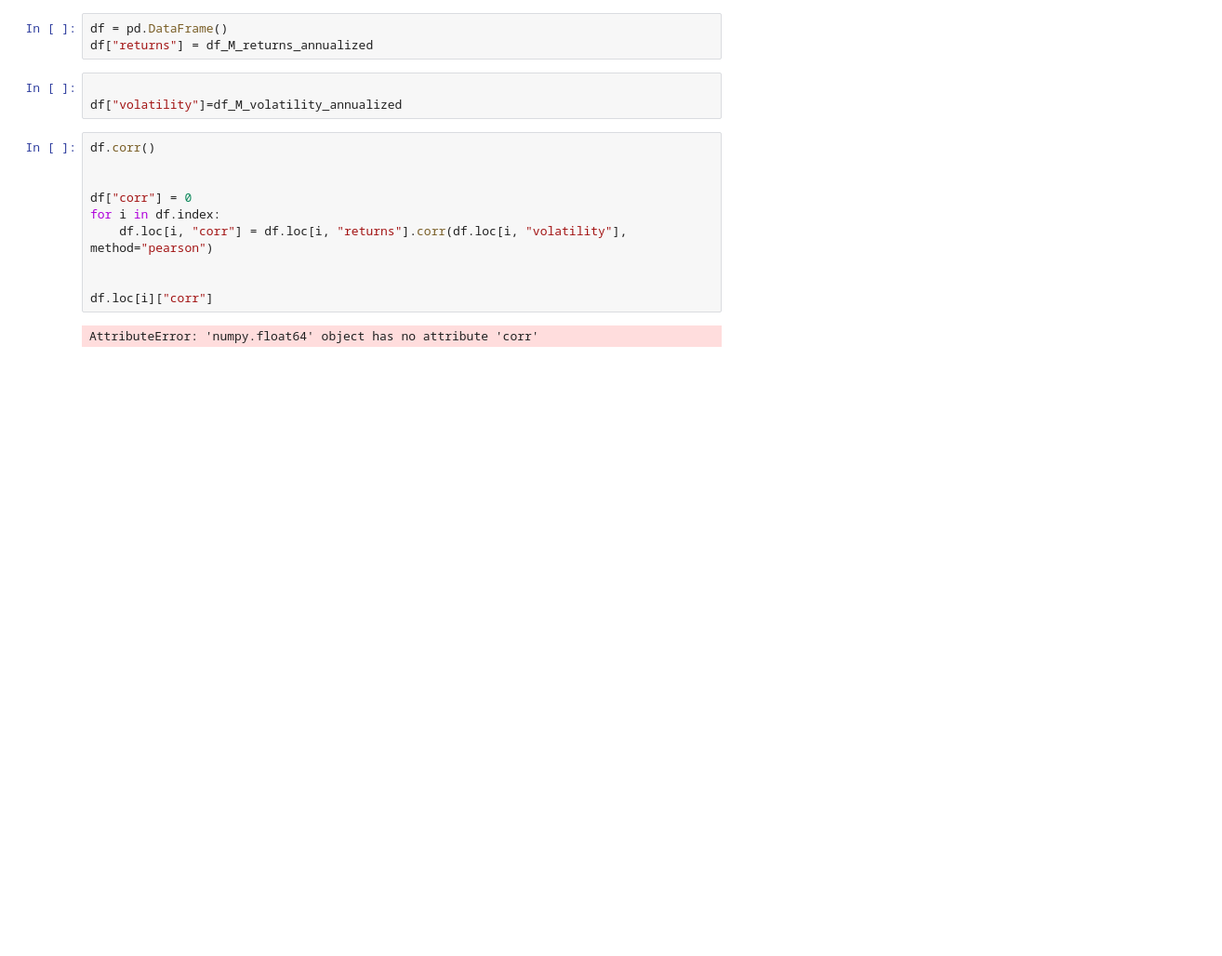
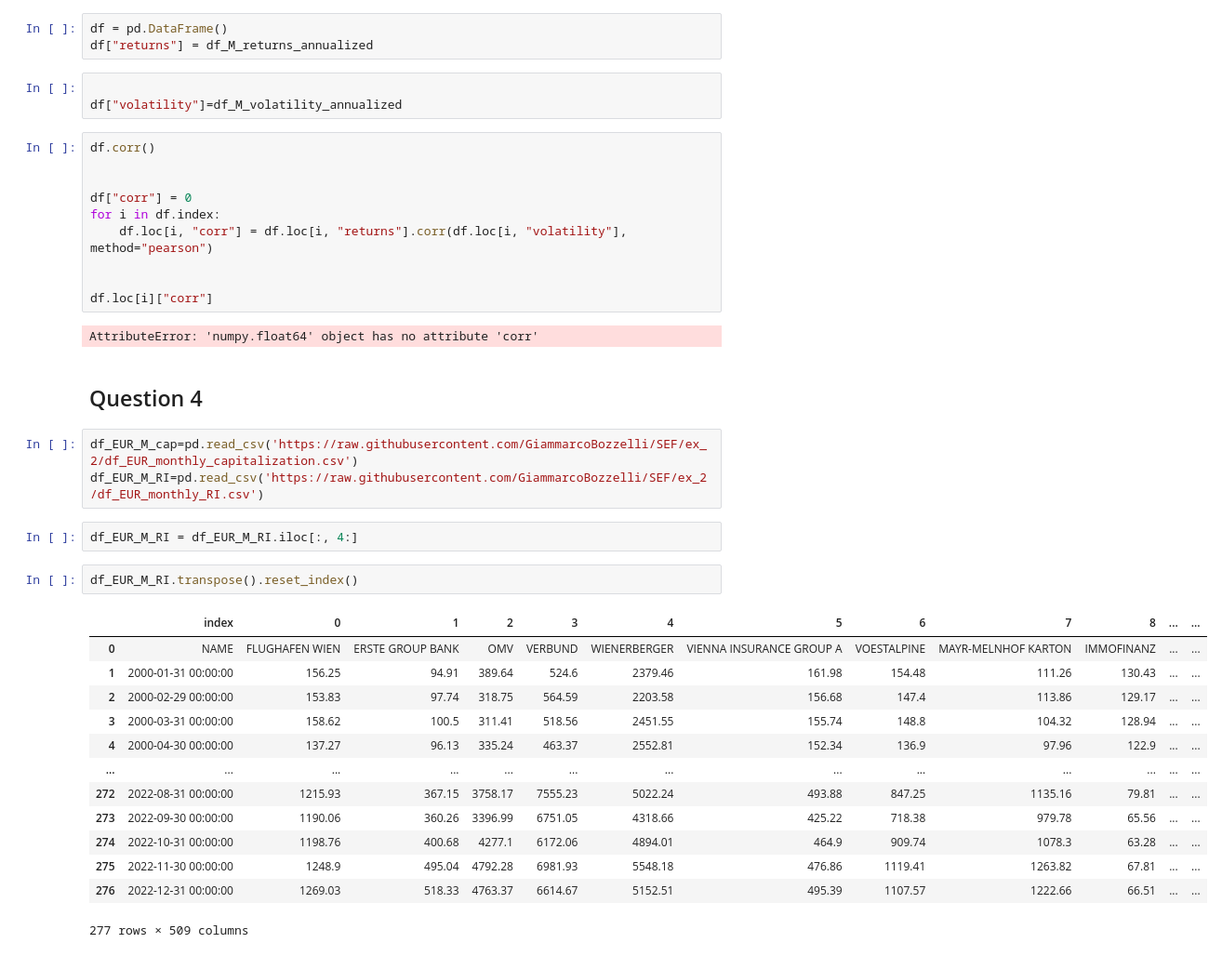
Before and after one commit to GiammarcoBozzelli/SEF, a Jupyter notebook: main.ipynb, the cells around one changed output. Shown at 93% size. Drawn from its saved outputs; the diff is of its cells as text; blank space fills up the shorter version.

```diff
--- a/main.ipynb
+++ b/main.ipynb
@@ -156,3 +156,26 @@ for i in df.index:
 df.loc[i]["corr"]
 # %% [output]
 AttributeError: 'numpy.float64' object has no attribute 'corr'
+# %% [markdown]
+## Question 4
+# %%
+df_EUR_M_cap=pd.read_csv('https://raw.githubusercontent.com/GiammarcoBozzelli/SEF/ex_2/df_EUR_monthly_capitalization.csv')
+df_EUR_M_RI=pd.read_csv('https://raw.githubusercontent.com/GiammarcoBozzelli/SEF/ex_2/df_EUR_monthly_RI.csv')
+# %%
+df_EUR_M_RI = df_EUR_M_RI.iloc[:, 4:]
+# %%
+df_EUR_M_RI.transpose().reset_index()
+# %% [output]
+|  | index | 0 | 1 | 2 | 3 | 4 | 5 | 6 | 7 | 8 | ... | ... |
+| 0 | NAME | FLUGHAFEN WIEN | ERSTE GROUP BANK | OMV | VERBUND | WIENERBERGER | VIENNA INSURANCE GROUP A | VOESTALPINE | MAYR-MELNHOF KARTON | IMMOFINANZ | ... | ... |
+| 1 | 2000-01-31 00:00:00 | 156.25 | 94.91 | 389.64 | 524.6 | 2379.46 | 161.98 | 154.48 | 111.26 | 130.43 | ... | ... |
+| 2 | 2000-02-29 00:00:00 | 153.83 | 97.74 | 318.75 | 564.59 | 2203.58 | 156.68 | 147.4 | 113.86 | 129.17 | ... | ... |
+| 3 | 2000-03-31 00:00:00 | 158.62 | 100.5 | 311.41 | 518.56 | 2451.55 | 155.74 | 148.8 | 104.32 | 128.94 | ... | ... |
+| 4 | 2000-04-30 00:00:00 | 137.27 | 96.13 | 335.24 | 463.37 | 2552.81 | 152.34 | 136.9 | 97.96 | 122.9 | ... | ... |
+| ... | ... | ... | ... | ... | ... | ... | ... | ... | ... | ... | ... | ... |
+| 272 | 2022-08-31 00:00:00 | 1215.93 | 367.15 | 3758.17 | 7555.23 | 5022.24 | 493.88 | 847.25 | 1135.16 | 79.81 | ... | ... |
+| 273 | 2022-09-30 00:00:00 | 1190.06 | 360.26 | 3396.99 | 6751.05 | 4318.66 | 425.22 | 718.38 | 979.78 | 65.56 | ... | ... |
+| 274 | 2022-10-31 00:00:00 | 1198.76 | 400.68 | 4277.1 | 6172.06 | 4894.01 | 464.9 | 909.74 | 1078.3 | 63.28 | ... | ... |
+| 275 | 2022-11-30 00:00:00 | 1248.9 | 495.04 | 4792.28 | 6981.93 | 5548.18 | 476.86 | 1119.41 | 1263.82 | 67.81 | ... | ... |
+| 276 | 2022-12-31 00:00:00 | 1269.03 | 518.33 | 4763.37 | 6614.67 | 5152.51 | 495.39 | 1107.57 | 1222.66 | 66.51 | ... | ... |
+277 rows × 509 columns
```
Also changed, not shown: parts of 3 cells of this notebook.
